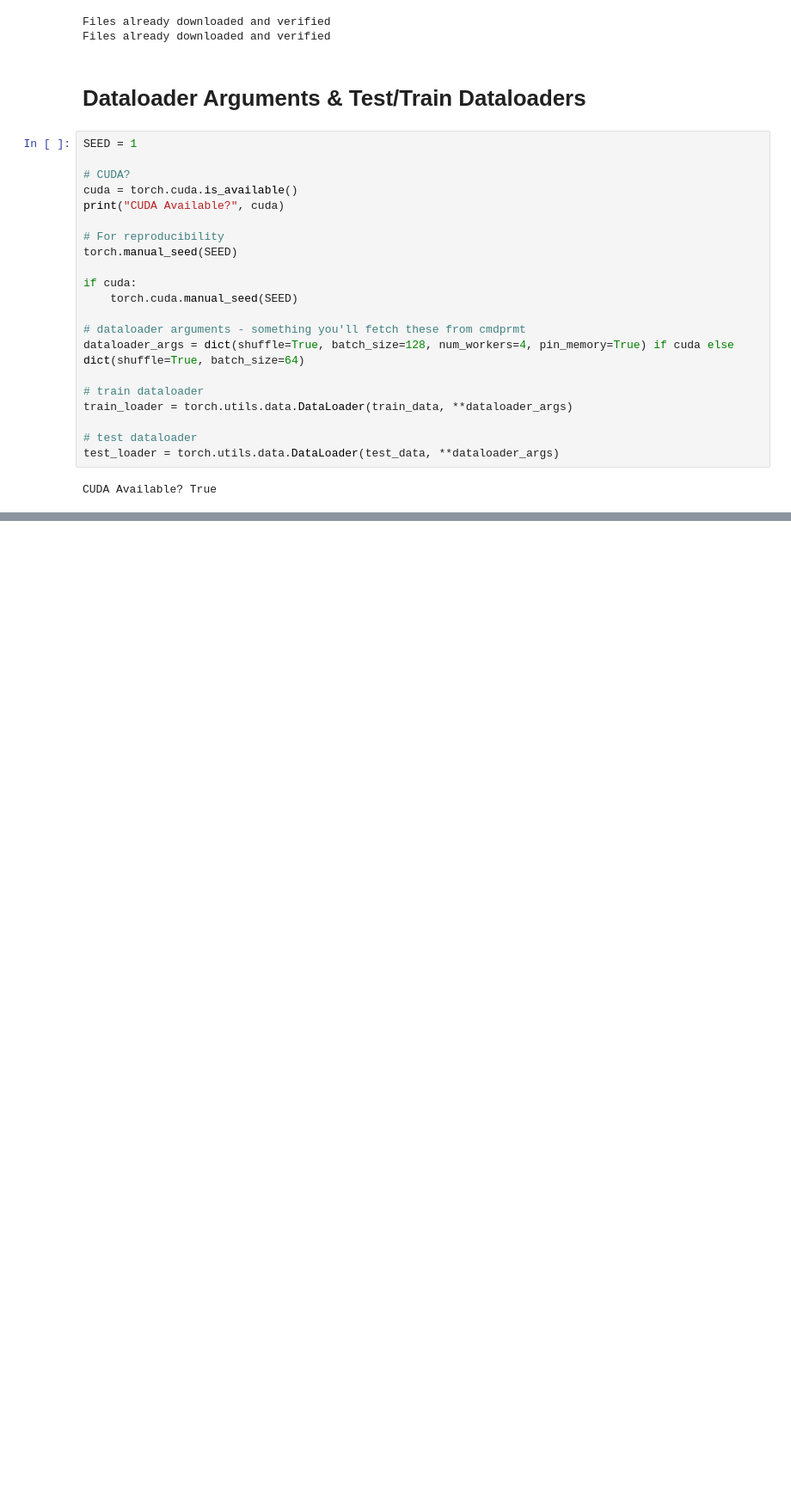
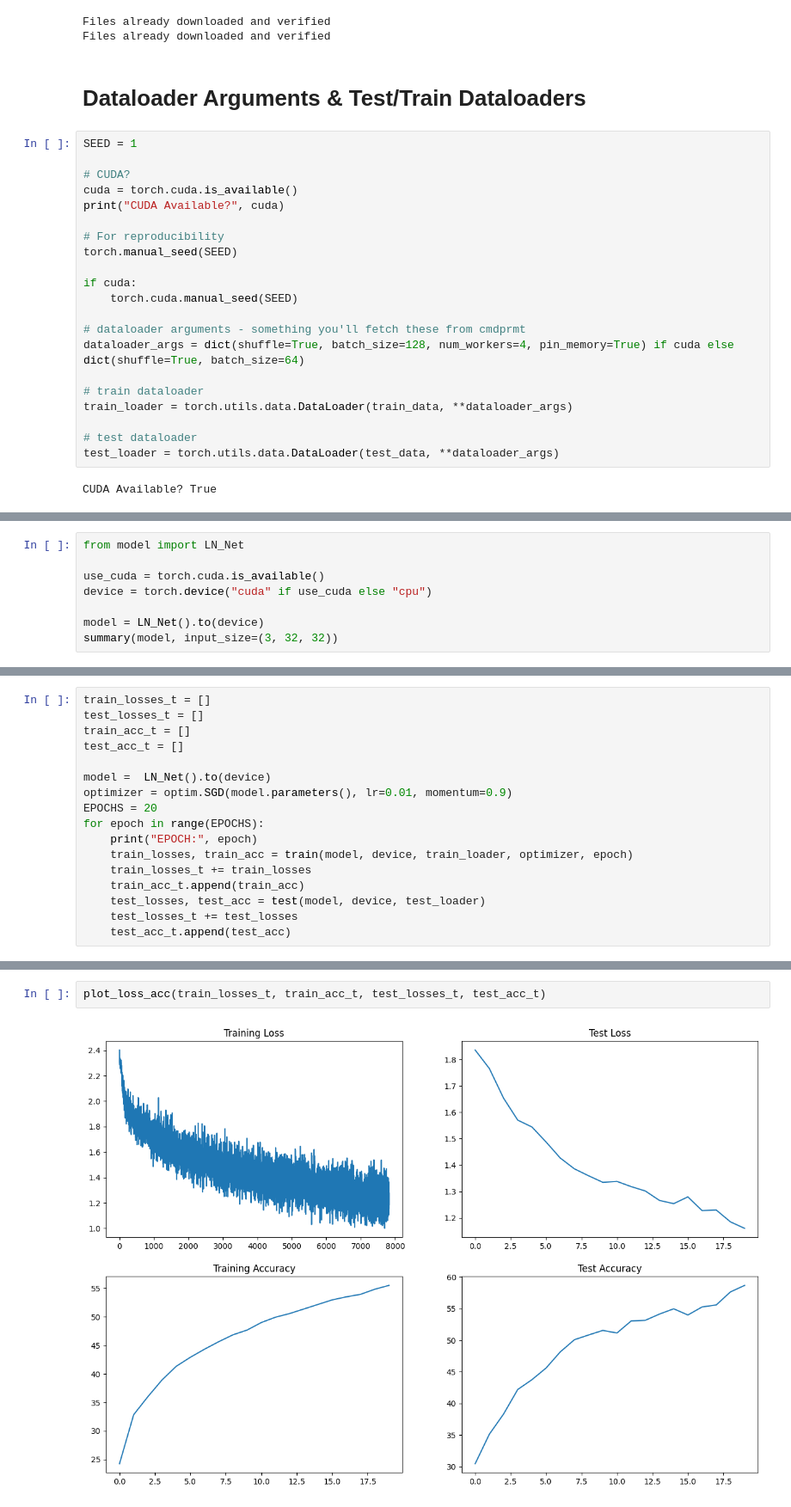
Before and after one commit to iris-kurapaty/Batch-Normalization, a Jupyter notebook: Batch_Normalization_Assignment.ipynb, the cells around one changed output, grey strips where cells are left out. Shown at 86% size. Drawn from its saved outputs; the diff is of its cells as text; blank space fills up the shorter version.

```diff
--- a/Batch_Normalization_Assignment.ipynb
+++ b/Batch_Normalization_Assignment.ipynb
@@ -201,0 +212,8 @@ plot_loss_acc(train_losses_t, train_acc_t, test_losses_t, test_acc_t)
+# %%
+from model import LN_Net
+
+use_cuda = torch.cuda.is_available()
+device = torch.device("cuda" if use_cuda else "cpu")
+
+model = LN_Net().to(device)
+summary(model, input_size=(3, 32, 32))
@@ -201,0 +240,17 @@ plot_loss_acc(train_losses_t, train_acc_t, test_losses_t, test_acc_t)
+# %%
+train_losses_t = []
+test_losses_t = []
+train_acc_t = []
+test_acc_t = []
+
+model =  LN_Net().to(device)
+optimizer = optim.SGD(model.parameters(), lr=0.01, momentum=0.9)
+EPOCHS = 20
+for epoch in range(EPOCHS):
+    print("EPOCH:", epoch)
+    train_losses, train_acc = train(model, device, train_loader, optimizer, epoch)
+    train_losses_t += train_losses
+    train_acc_t.append(train_acc)
+    test_losses, test_acc = test(model, device, test_loader)
+    test_losses_t += test_losses
+    test_acc_t.append(test_acc)
@@ -201,0 +293,4 @@ plot_loss_acc(train_losses_t, train_acc_t, test_losses_t, test_acc_t)
+# %%
+plot_loss_acc(train_losses_t, train_acc_t, test_losses_t, test_acc_t)
+# %% [output]
+[figure, added]
```
Also changed, not shown: parts of 23 cells of this notebook.
